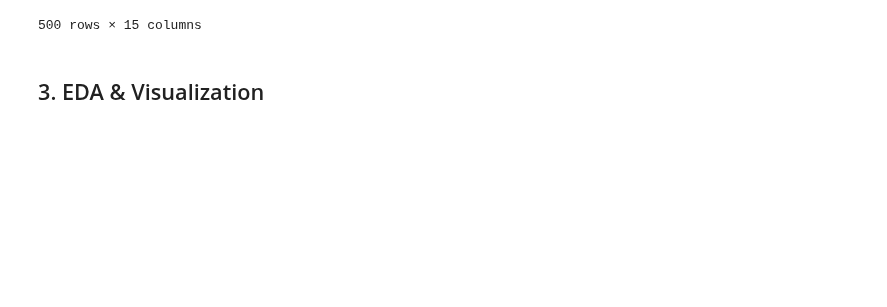
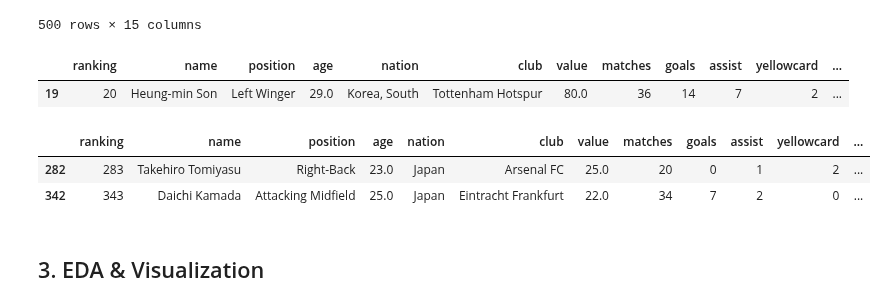
Before and after one commit to obilige/justone, a Jupyter notebook: FP_value/Football_Player.ipynb, the cells around one changed output. Saved outputs shown, nothing was run; the diff lists cells and outputs as text; code cells hidden in the pictures; blank space fills up the shorter version.

```diff
--- a/FP_value/Football_Player.ipynb
+++ b/FP_value/Football_Player.ipynb
@@ -566,6 +566,19 @@ data
 | 498 | 499 | Daniel Carvajal | Right-Back | 30.0 | Spain | Real Madrid | 18.0 | 27 | 1 | 2 | 2 | ... |
 | 499 | 500 | João Pedro | Second Striker | 30.0 | Italy | Cagliari Calcio | 18.0 | 32 | 10 | 4 | 8 | ... |
 500 rows × 15 columns
+# %%
+# 참고로 한국인은 손흥민 1명
+data[data['nation'] == 'Korea, South']
+# %% [output]
+|  | ranking | name | position | age | nation | club | value | matches | goals | assist | yellowcard | ... |
+| 19 | 20 | Heung-min Son | Left Winger | 29.0 | Korea, South | Tottenham Hotspur | 80.0 | 36 | 14 | 7 | 2 | ... |
+# %%
+# 일본인은 2명이다
+data[data['nation'] == 'Japan']
+# %% [output]
+|  | ranking | name | position | age | nation | club | value | matches | goals | assist | yellowcard | ... |
+| 282 | 283 | Takehiro Tomiyasu | Right-Back | 23.0 | Japan | Arsenal FC | 25.0 | 20 | 0 | 1 | 2 | ... |
+| 342 | 343 | Daichi Kamada | Attacking Midfield | 25.0 | Japan | Eintracht Frankfurt | 22.0 | 34 | 7 | 2 | 0 | ... |
 # %% [markdown]
 ## 3. EDA & Visualization
 # %%
```
Also changed, not shown: parts of 9 cells of this notebook.
